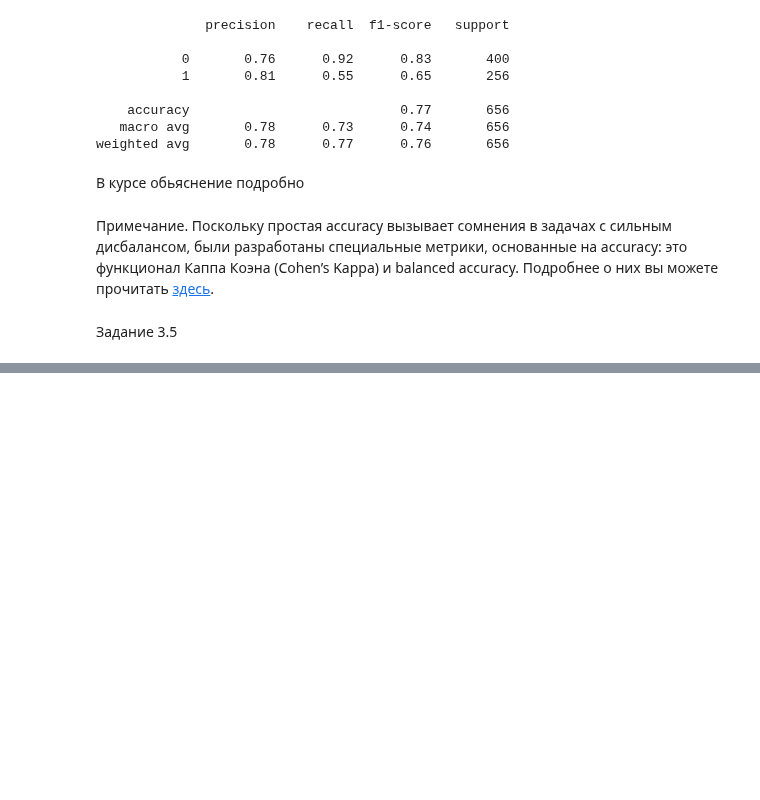
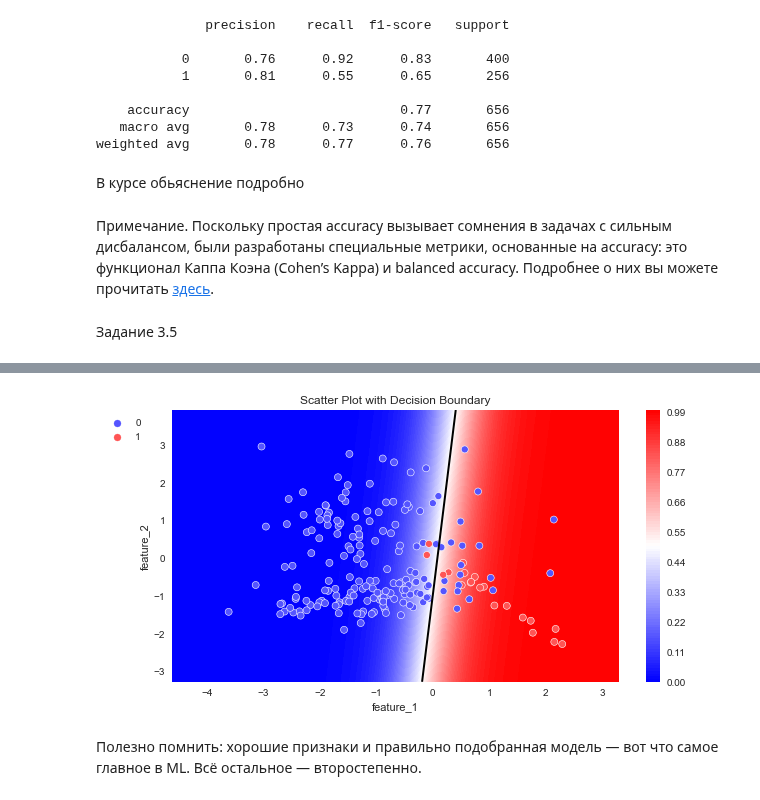
Before and after one commit to d3enjan/sf_data_science, a Jupyter notebook: skillfactory/ML-5. Валидация данных и оценка моделей/3. Дисбаланс выборки.ipynb, the cells around one changed output, grey strips where cells are left out. Drawn from its saved outputs; the diff is of its cells as text; code cells hidden in the pictures; blank space fills up the shorter version.

```diff
--- a/skillfactory/ML-5. Валидация данных и оценка моделей/3. Дисбаланс выборки.ipynb
+++ b/skillfactory/ML-5. Валидация данных и оценка моделей/3. Дисбаланс выборки.ipynb
@@ -144,0 +362,19 @@ weighted avg       0.78      0.77      0.76       656
+# %%
+from sklearn import datasets
+from imblearn.over_sampling import SMOTE
+X, y = datasets.make_classification(
+    n_samples=200, #количество объектов
+    n_features=2, #количество признаков
+    n_informative=2, #количество информативных признаков
+    n_redundant=0, #количество неинформативных признаков
+    n_classes=2, #количество классов
+    weights=[1, 0.2], #пропорции классов
+    random_state=40 #генератор случайных чисел
+)
+
+sm = SMOTE(random_state=42)
+X_train_s, y_train_s = sm.fit_resample(X_train, y_train)
+log_reg_smote = linear_model.LogisticRegression(class_weight='balanced')
+log_reg_smote.fit(X_train_s, y_train_s)
+y_valid_pred = log_reg_smote.predict(X_valid)
+print(metrics.classification_report(y_valid, y_valid_pred))
@@ -144,0 +391,6 @@ weighted avg       0.78      0.77      0.76       656
+# %%
+plot_probabilities_2d(X, y, log_reg_balanced)
+# %% [output]
+[figure, added]
+# %% [markdown]
+Полезно помнить: хорошие признаки и правильно подобранная модель — вот что самое главное в ML. Всё остальное — второстепенно.
```
Also changed, not shown: parts of 19 cells of this notebook, 1 other file.
